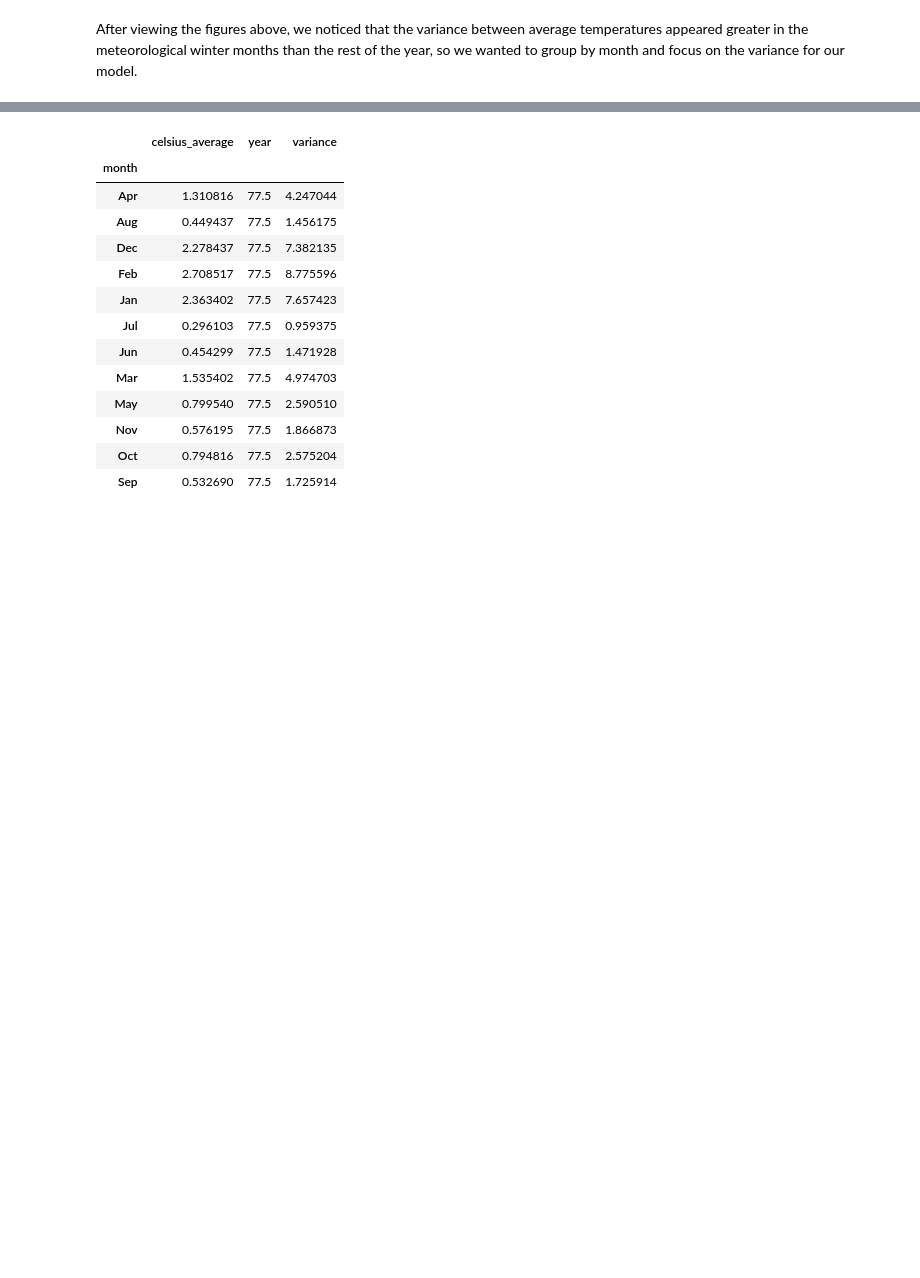
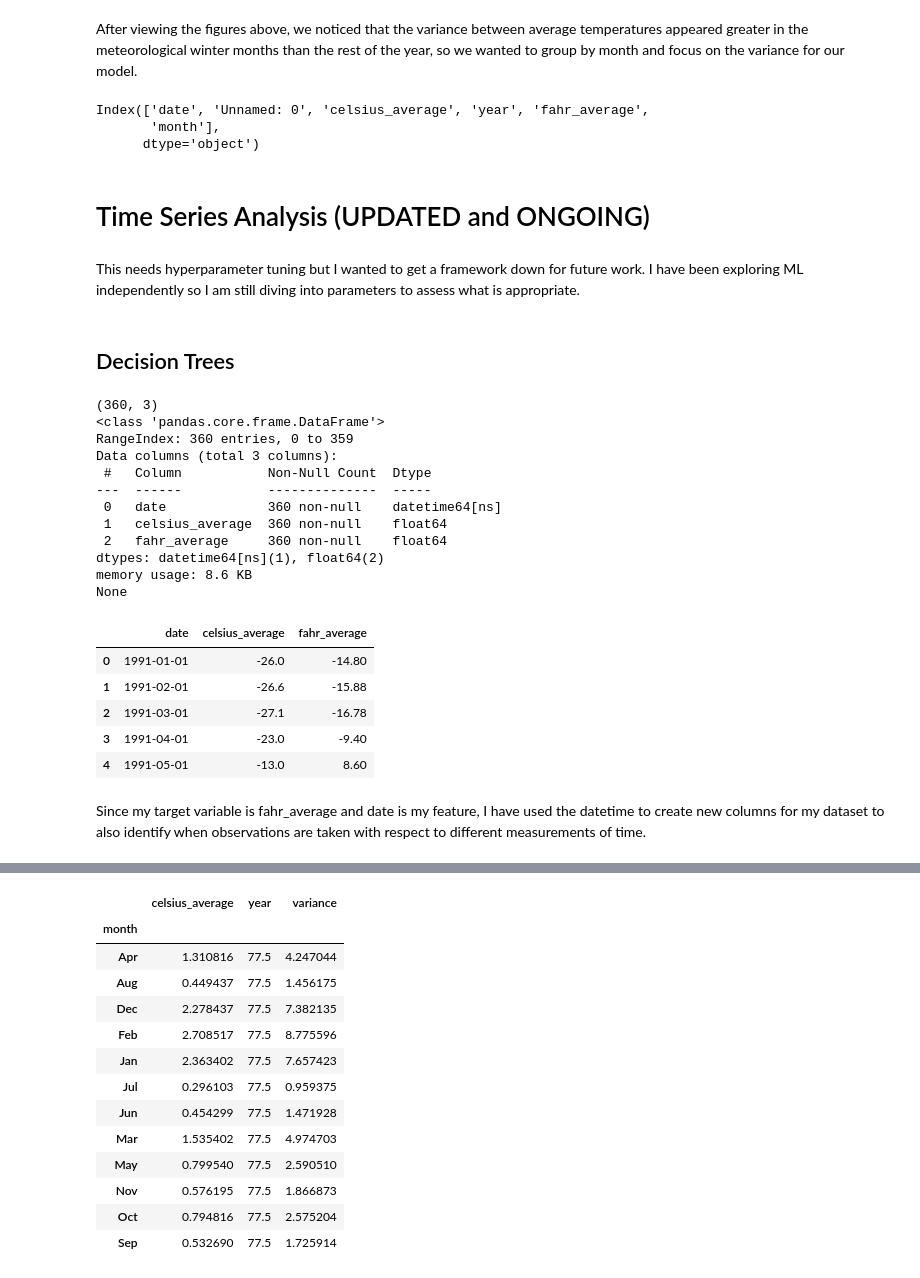
Before and after one commit to arianajschindler/greenland_climate_variation, a Jupyter notebook: Schindler_final_climate_project.ipynb, the cells around one changed output, grey strips where cells are left out. Drawn from its saved outputs; the diff is of its cells as text; code cells hidden in the pictures; blank space fills up the shorter version.

```diff
--- a/Schindler_final_climate_project.ipynb
+++ b/Schindler_final_climate_project.ipynb
@@ -200,3 +200,45 @@ plt.show()
 [figure]
 # %% [markdown]
 After viewing the figures above, we noticed that the variance between average temperatures appeared greater in the meteorological winter months than the rest of the year, so we wanted to group by month and focus on the variance for our model.
+# %%
+df.columns
+# %% [output]
+Index(['date', 'Unnamed: 0', 'celsius_average', 'year', 'fahr_average',
+       'month'],
+      dtype='object')
+# %% [markdown]
+# Time Series Analysis (UPDATED and ONGOING)
+# %% [markdown]
+This needs hyperparameter tuning but I wanted to get a framework down for future work. I have been exploring ML independently so I am still diving into parameters to assess what is appropriate.
+# %% [markdown]
+## Decision Trees
+# %%
+import pandas as pd
+import numpy as np
+
+# Reading the data
+df = df.drop(columns=['Unnamed: 0', 'year', 'month'])
+print(df.shape)
+print(df.info())
+df.head(5)
+# %% [output]
+(360, 3)
+<class 'pandas.core.frame.DataFrame'>
+RangeIndex: 360 entries, 0 to 359
+Data columns (total 3 columns):
+ #   Column           Non-Null Count  Dtype
+---  ------           --------------  -----
+ 0   date             360 non-null    datetime64[ns]
+ 1   celsius_average  360 non-null    float64
+ 2   fahr_average     360 non-null    float64
+dtypes: datetime64[ns](1), float64(2)
+memory usage: 8.6 KB
+None
+|  | date | celsius_average | fahr_average |
+| 0 | 1991-01-01 | -26.0 | -14.80 |
+| 1 | 1991-02-01 | -26.6 | -15.88 |
+| 2 | 1991-03-01 | -27.1 | -16.78 |
+| 3 | 1991-04-01 | -23.0 | -9.40 |
+| 4 | 1991-05-01 | -13.0 | 8.60 |
+# %% [markdown]
+Since my target variable is fahr_average and date is my feature, I have used the datetime to create new columns for my dataset to also identify when observations are taken with respect to different measurements of time.
```
Also changed, not shown: parts of 37 cells of this notebook.
